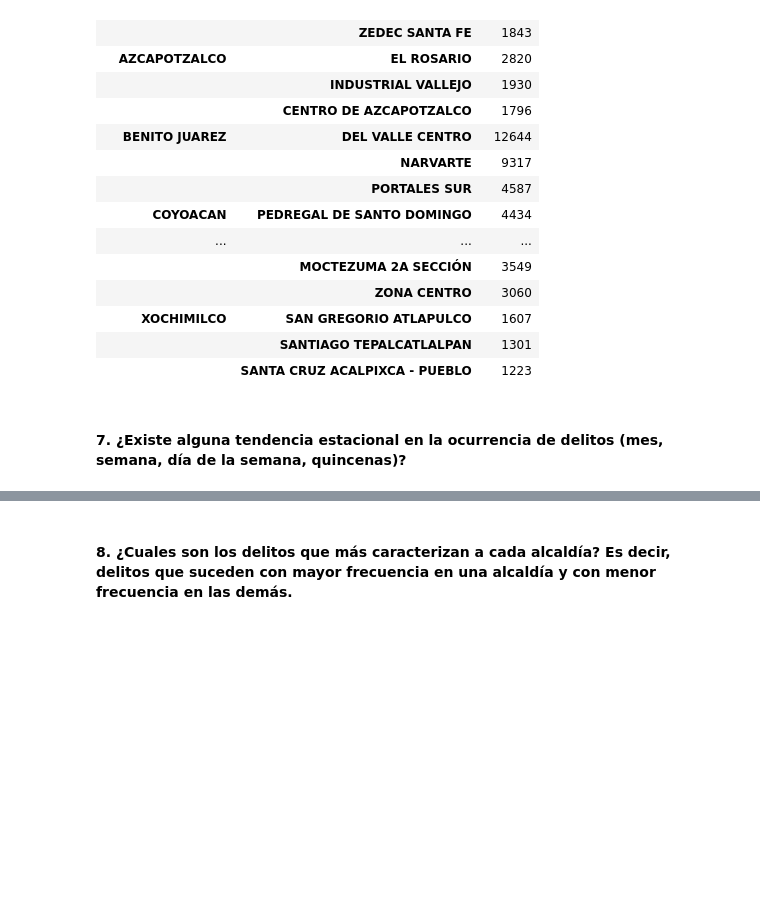
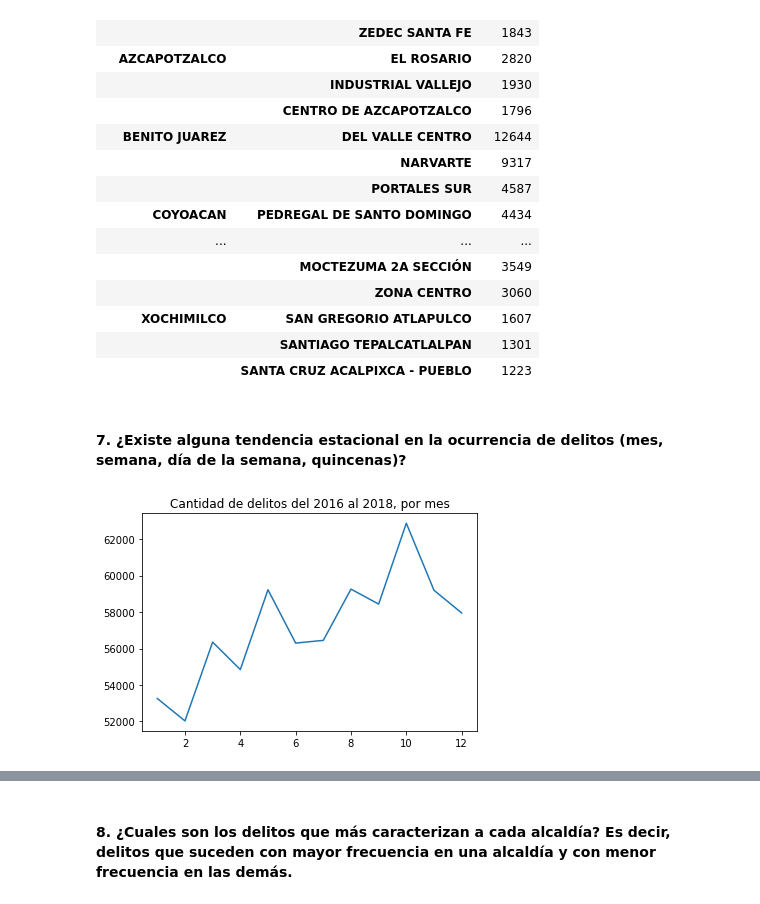
Before and after one commit to Javolet/Evaluacion_OPI, a Jupyter notebook: Seccion_A/Seccion_A_Notebook.ipynb, the cells around one changed output, grey strips where cells are left out. Cells and saved outputs as stored; diff of their text form; code cells hidden in the pictures; blank space fills up the shorter version.

```diff
--- a/Seccion_A/Seccion_A_Notebook.ipynb
+++ b/Seccion_A/Seccion_A_Notebook.ipynb
@@ -277,3 +278,12 @@ dataset_counts.groupby(level=0).head(3)
 |  | SANTA CRUZ ACALPIXCA - PUEBLO | 1223 |
 # %% [markdown]
 #### 7. ¿Existe alguna tendencia estacional en la ocurrencia de delitos (mes, semana, día de la semana, quincenas)?
+# %%
+# Vamos a observar los delitos y su comportamiento por cada mes, en 3 años completos
+data_trend = dataset[dataset.index <= '2018-12-31']
+por_mes = data_trend['fecha_hechos'].groupby(data_trend['fecha_hechos'].dt.month).count()
+plt.plot(por_mes)
+plt.title('Cantidad de delitos del 2016 al 2018, por mes')
+plt.show()
+# %% [output]
+[figure, added]
```
Also changed, not shown: parts of 12 cells of this notebook.
